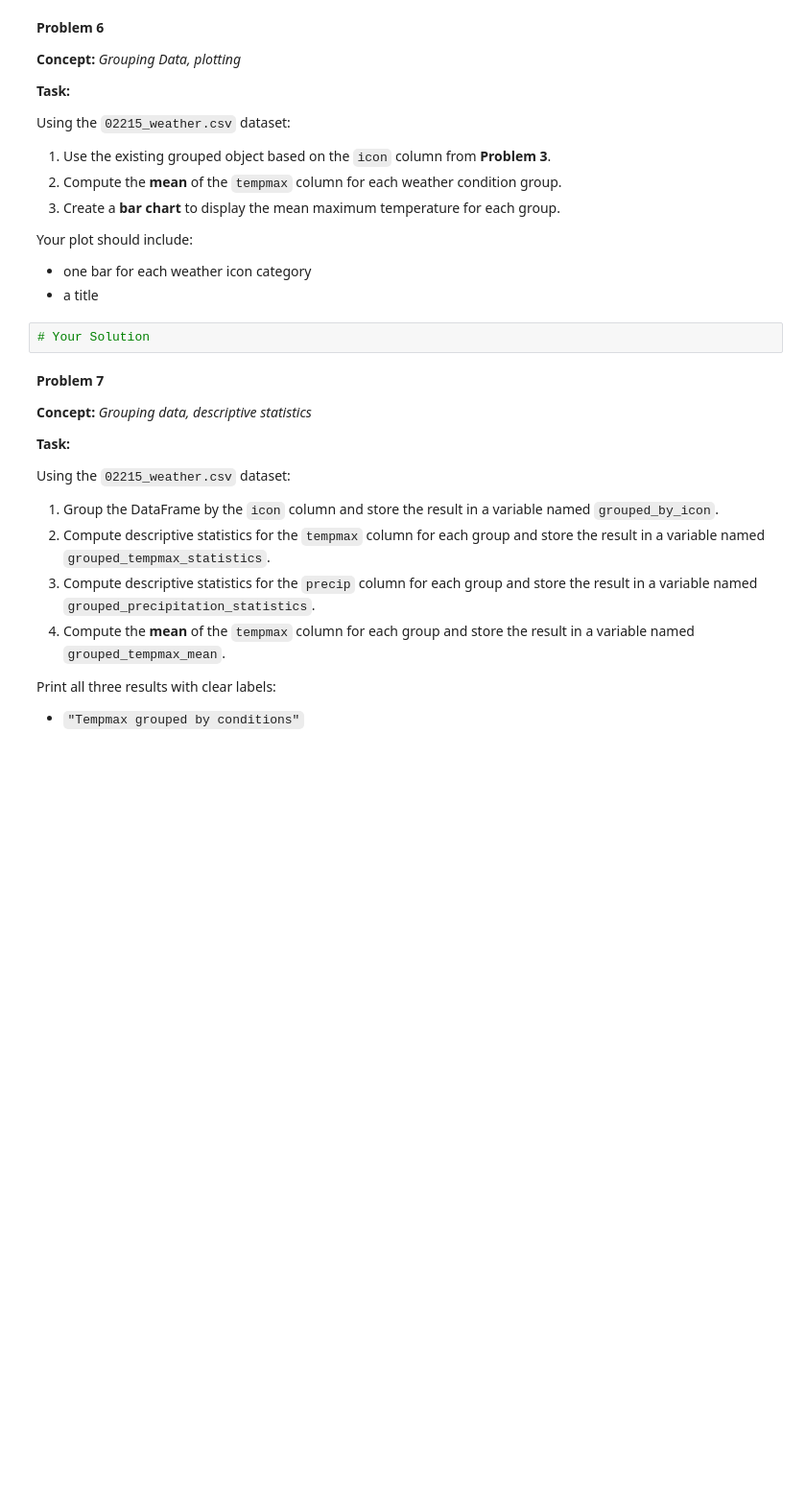
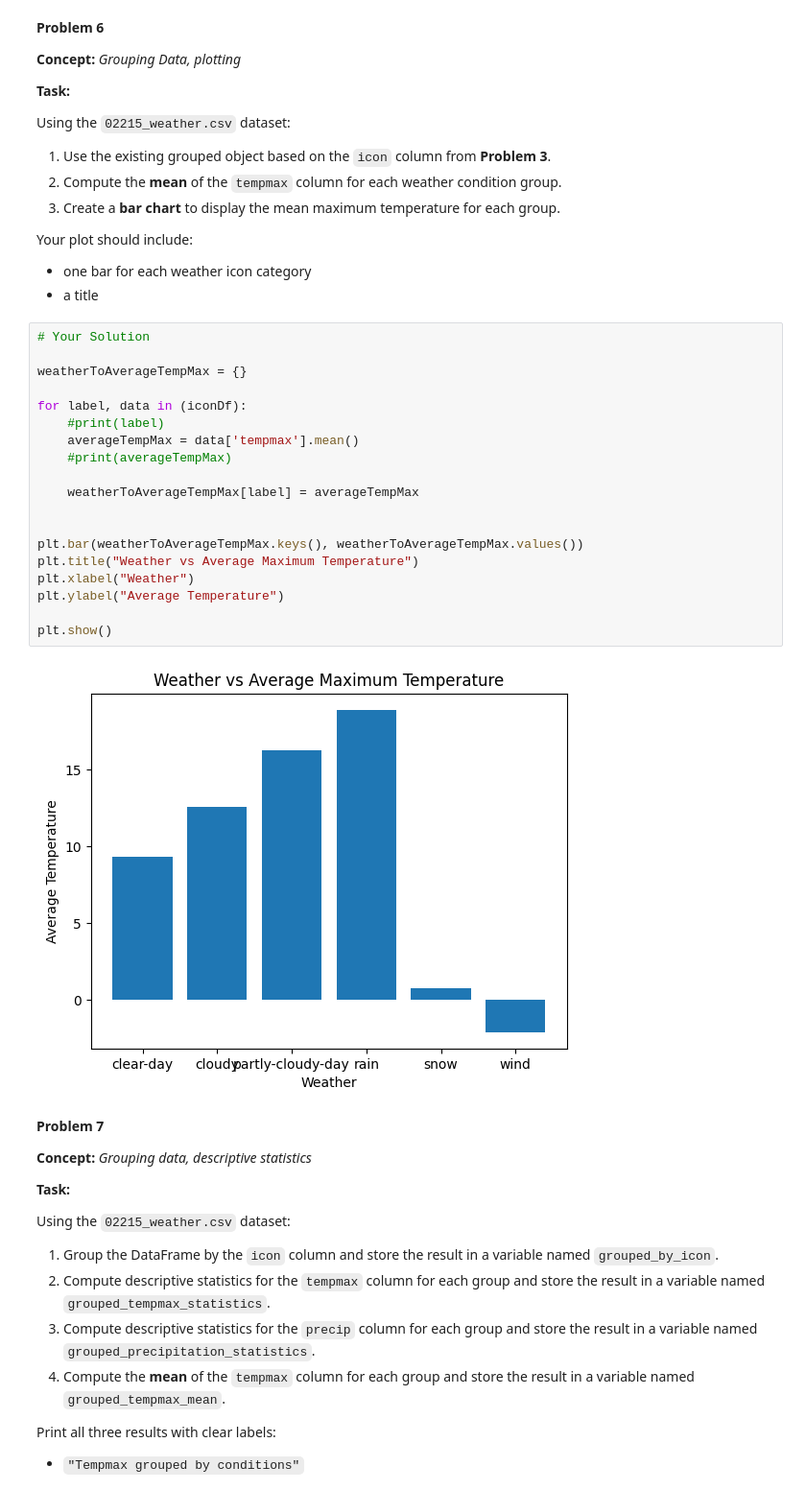
Before and after one commit to kamila-kydykova/homework, a Jupyter notebook: week-11/homework.ipynb, the cells around one changed output. Shown at 96% size. Cells and saved outputs as stored; diff of their text form; blank space fills up the shorter version.

```diff
--- a/week-11/homework.ipynb
+++ b/week-11/homework.ipynb
@@ -227,8 +292,27 @@ Your plot should include:
 
 * one bar for each weather icon category
 * a title
-# %%
-# Your Solution
+# %%
+# Your Solution
+
+weatherToAverageTempMax = {}
+
+for label, data in (iconDf):
+    #print(label)
+    averageTempMax = data['tempmax'].mean()
+    #print(averageTempMax)
+
+    weatherToAverageTempMax[label] = averageTempMax
+
+
+plt.bar(weatherToAverageTempMax.keys(), weatherToAverageTempMax.values())
+plt.title("Weather vs Average Maximum Temperature")
+plt.xlabel("Weather")
+plt.ylabel("Average Temperature")
+
+plt.show()
+# %% [output]
+[figure, added]
 # %% [markdown]
 **Problem 7**
 
```
Also changed, not shown: parts of 26 cells of this notebook.
